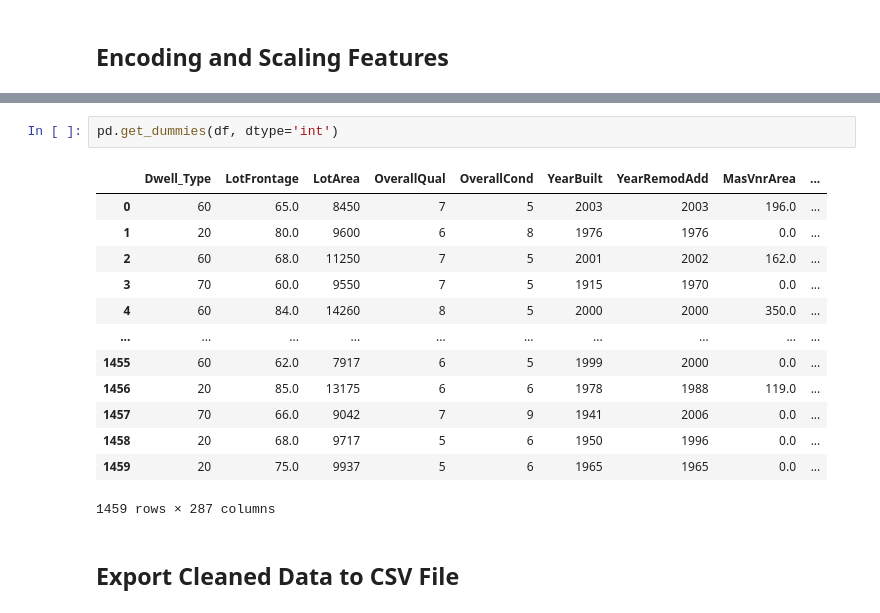
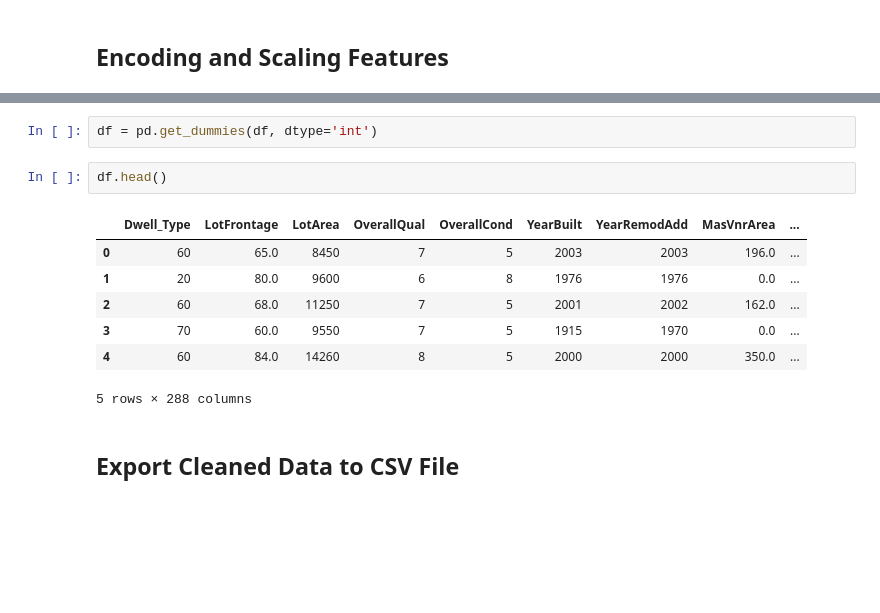
Before and after one commit to AhmeddSafaa/Team-03-House-Price-Prediction, a Jupyter notebook: 02 Member Tasks/Task 01/substacted_1st_step_capstone_project_Cleaning.ipynb, the cells around one changed output, grey strips where cells are left out. Drawn from its saved outputs; the diff is of its cells as text; blank space fills up the shorter version.

```diff
--- a/02 Member Tasks/Task 01/substacted_1st_step_capstone_project_Cleaning.ipynb
+++ b/02 Member Tasks/Task 01/substacted_1st_step_capstone_project_Cleaning.ipynb
@@ -192,19 +204,15 @@ df.head()
 # %%
-pd.get_dummies(df, dtype='int')
+df = pd.get_dummies(df, dtype='int')
-# %% [output]
-|  | Dwell_Type | LotFrontage | LotArea | OverallQual | OverallCond | YearBuilt | YearRemodAdd | MasVnrArea | ... |
-| 0 | 60 | 65.0 | 8450 | 7 | 5 | 2003 | 2003 | 196.0 | ... |
-| 1 | 20 | 80.0 | 9600 | 6 | 8 | 1976 | 1976 | 0.0 | ... |
-| 2 | 60 | 68.0 | 11250 | 7 | 5 | 2001 | 2002 | 162.0 | ... |
-| 3 | 70 | 60.0 | 9550 | 7 | 5 | 1915 | 1970 | 0.0 | ... |
-| 4 | 60 | 84.0 | 14260 | 8 | 5 | 2000 | 2000 | 350.0 | ... |
-| ... | ... | ... | ... | ... | ... | ... | ... | ... | ... |
-| 1455 | 60 | 62.0 | 7917 | 6 | 5 | 1999 | 2000 | 0.0 | ... |
-| 1456 | 20 | 85.0 | 13175 | 6 | 6 | 1978 | 1988 | 119.0 | ... |
-| 1457 | 70 | 66.0 | 9042 | 7 | 9 | 1941 | 2006 | 0.0 | ... |
-| 1458 | 20 | 68.0 | 9717 | 5 | 6 | 1950 | 1996 | 0.0 | ... |
-| 1459 | 20 | 75.0 | 9937 | 5 | 6 | 1965 | 1965 | 0.0 | ... |
-1459 rows × 287 columns
+# %%
+df.head()
+# %% [output]
+|  | Dwell_Type | LotFrontage | LotArea | OverallQual | OverallCond | YearBuilt | YearRemodAdd | MasVnrArea | ... |
+| 0 | 60 | 65.0 | 8450 | 7 | 5 | 2003 | 2003 | 196.0 | ... |
+| 1 | 20 | 80.0 | 9600 | 6 | 8 | 1976 | 1976 | 0.0 | ... |
+| 2 | 60 | 68.0 | 11250 | 7 | 5 | 2001 | 2002 | 162.0 | ... |
+| 3 | 70 | 60.0 | 9550 | 7 | 5 | 1915 | 1970 | 0.0 | ... |
+| 4 | 60 | 84.0 | 14260 | 8 | 5 | 2000 | 2000 | 350.0 | ... |
+5 rows × 288 columns
 # %% [markdown]
 ## Export Cleaned Data to CSV File
 # %%
```
Also changed, not shown: parts of 5 cells of this notebook.
